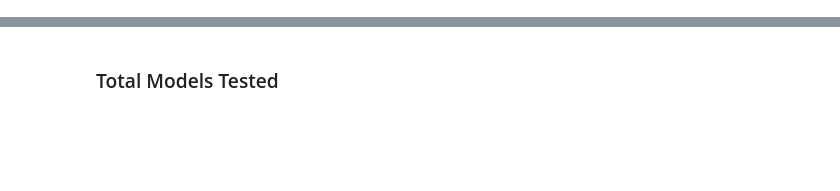
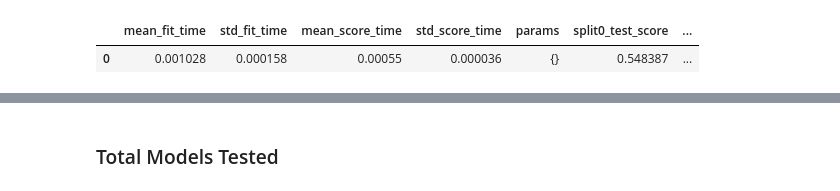
Before and after one commit to StevenSongSTS/w24-milestone2-team18-leevw-steveso-raulmart, a Jupyter notebook: lib/supervised_learning_methods_evaluation.ipynb, the cells around one changed output, grey strips where cells are left out. Drawn from its saved outputs; the diff is of its cells as text; code cells hidden in the pictures; blank space fills up the shorter version.

Commit message:
add dummy classifier

```diff
--- a/lib/supervised_learning_methods_evaluation.ipynb
+++ b/lib/supervised_learning_methods_evaluation.ipynb
@@ -86,6 +75,20 @@ param_grid = {
     "scoring_method": scoring_method,
 }
 data_settings_grid_list = list(ParameterGrid(param_grid))
+# %%
+dum_clf_results = iterative_grid_cv_model_testing(
+    model=DummyClassifier(),
+    model_parameters={},
+    data_settings_grid_list=data_settings_grid_list,
+    features_to_use=features_to_use,
+    tss_splits=tss_splits,
+)
+# %%
+dum_clf_results = dum_clf_results.sort_values("mean_test_score", ascending=False)
+dum_clf_results.head()
+# %% [output]
+|  | mean_fit_time | std_fit_time | mean_score_time | std_score_time | params | split0_test_score | ... |
+| 0 | 0.001028 | 0.000158 | 0.00055 | 0.000036 | {} | 0.548387 | ... |
 # %%
 log_reg_clf_results = iterative_grid_cv_model_testing(
     model=LogisticRegression(),
```
Also changed, not shown: parts of 13 cells of this notebook.
